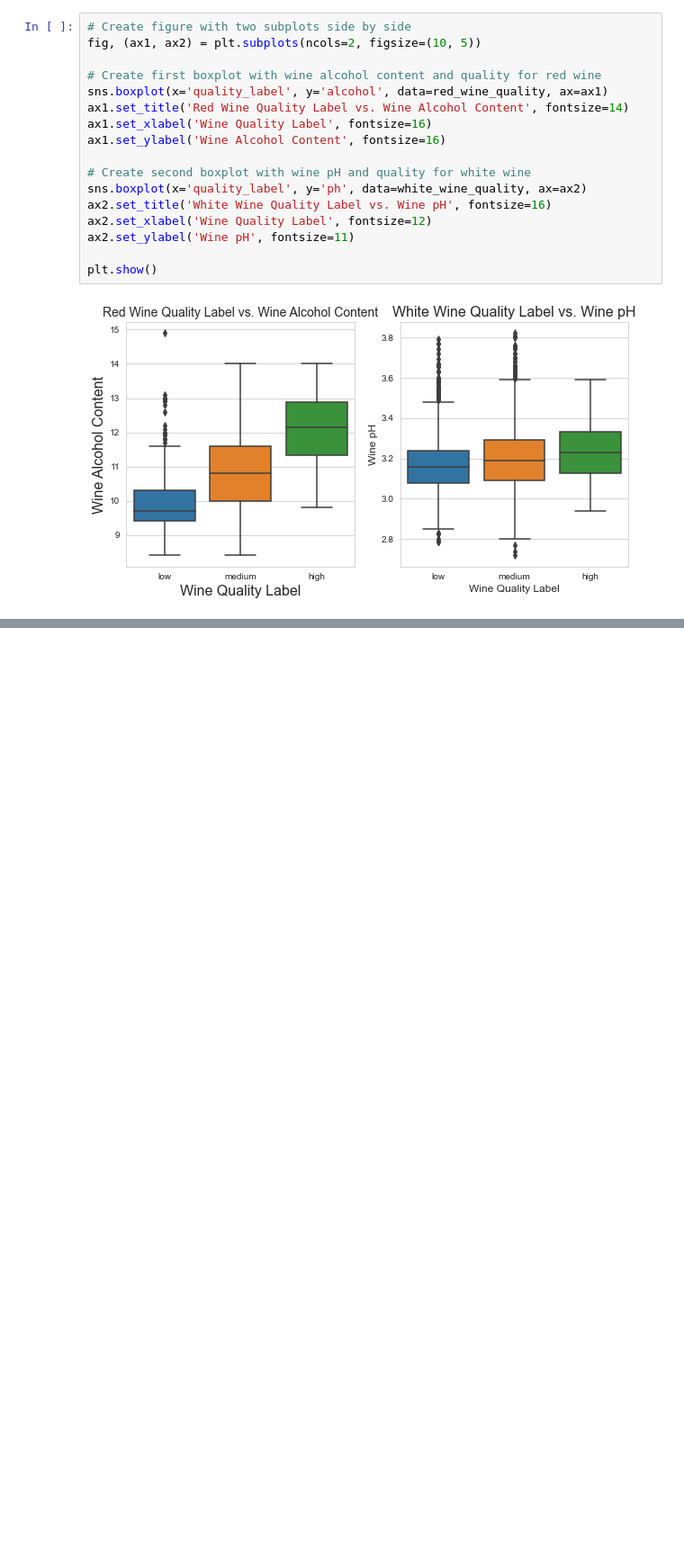
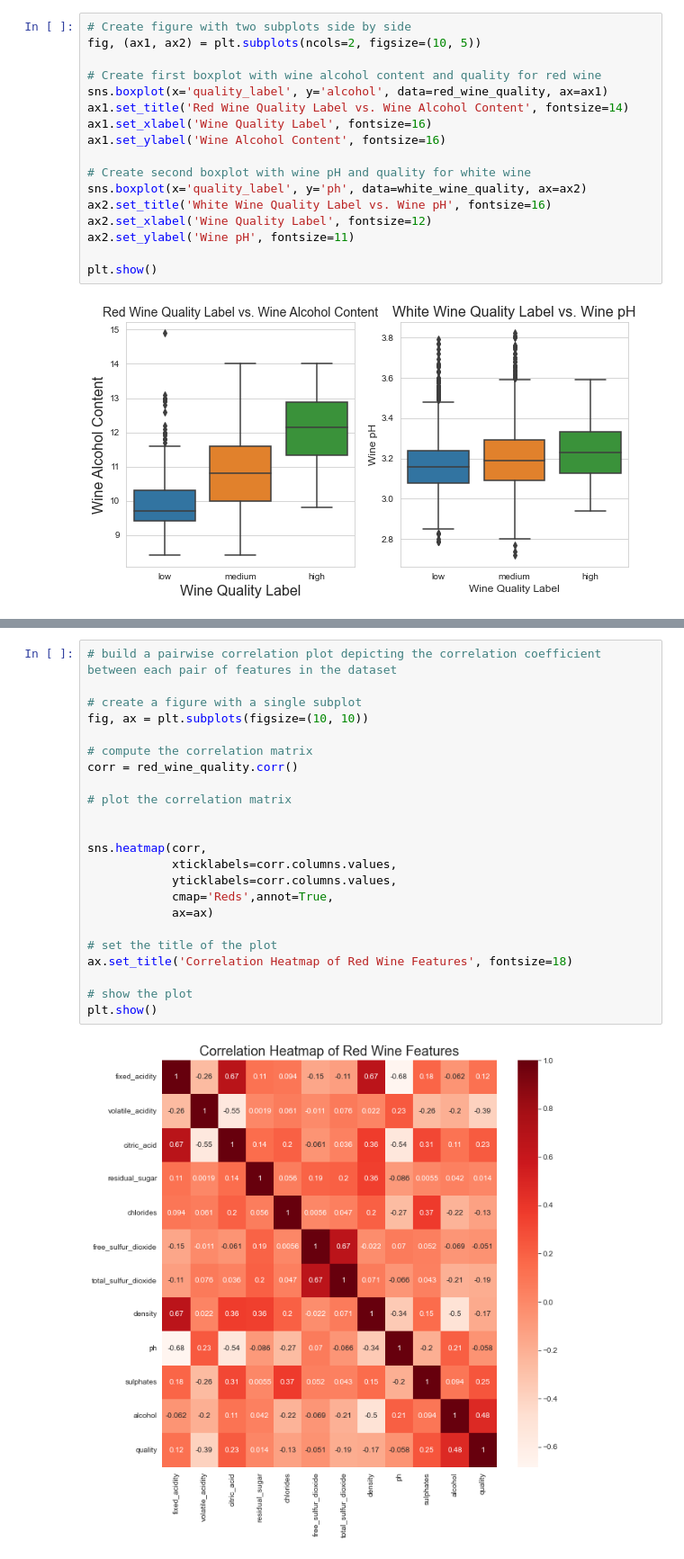
Before and after one commit to MaxLopezSalgado/wine_quality, a Jupyter notebook: wine_quality.ipynb, the cells around one changed output, grey strips where cells are left out. Shown at 90% size. Cells and saved outputs as stored; diff of their text form; blank space fills up the shorter version.

```diff
--- a/wine_quality.ipynb
+++ b/wine_quality.ipynb
@@ -455,0 +525,25 @@ plt.show()
+# %%
+# build a pairwise correlation plot depicting the correlation coefficient between each pair of features in the dataset
+
+# create a figure with a single subplot
+fig, ax = plt.subplots(figsize=(10, 10))
+
+# compute the correlation matrix
+corr = red_wine_quality.corr()
+
+# plot the correlation matrix
+
+
+sns.heatmap(corr,
+            xticklabels=corr.columns.values,
+            yticklabels=corr.columns.values,
+            cmap='Reds',annot=True,
+            ax=ax)
+
+# set the title of the plot
+ax.set_title('Correlation Heatmap of Red Wine Features', fontsize=18)
+
+# show the plot
+plt.show()
+# %% [output]
+[figure, added]
```
Also changed, not shown: parts of 9 cells of this notebook.
